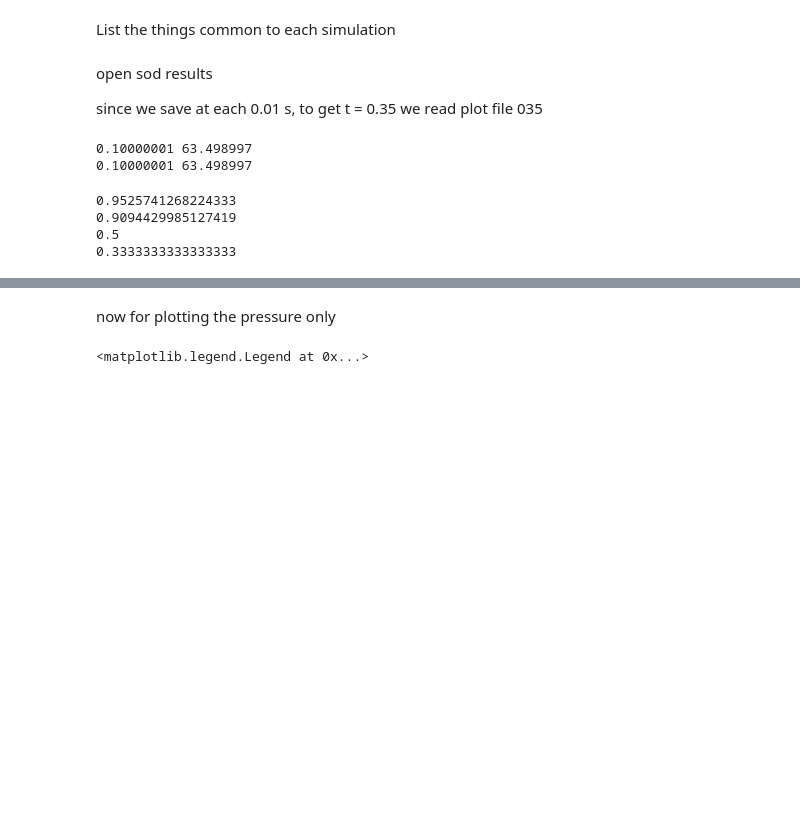
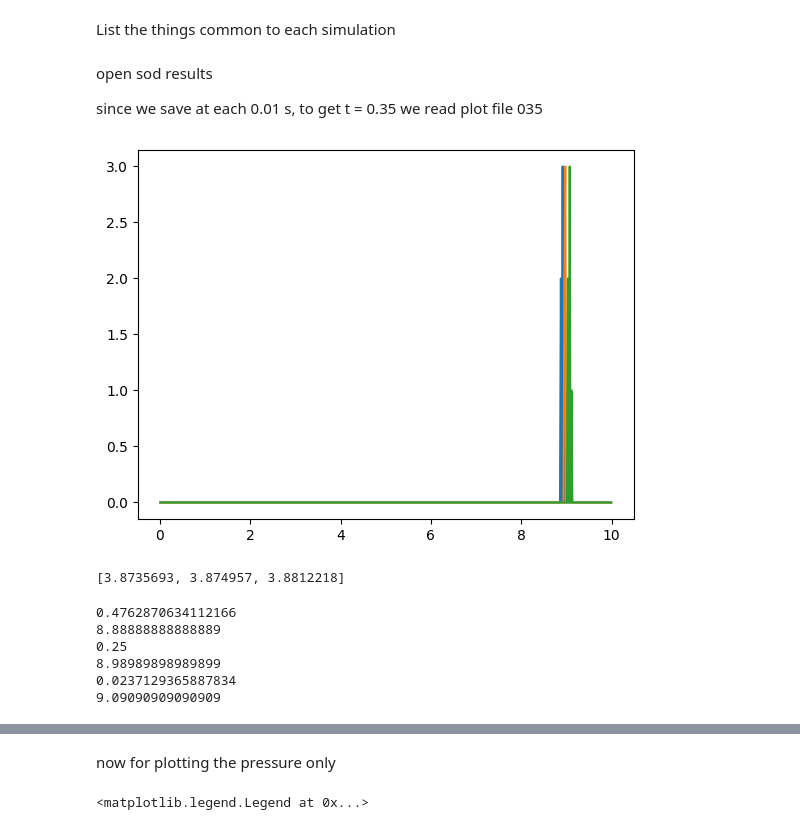
Before and after one commit to kwat0308/crbowshock_analysis_tools, a Jupyter notebook: calculate_sod_tests/plot_sod_mgob.ipynb, the cells around one changed output, grey strips where cells are left out. Saved outputs shown, nothing was run; the diff lists cells and outputs as text; code cells hidden in the pictures; blank space fills up the shorter version.

```diff
--- a/calculate_sod_tests/plot_sod_mgob.ipynb
+++ b/calculate_sod_tests/plot_sod_mgob.ipynb
@@ -29,8 +29,8 @@ nyb = 8
 nzb = 1
 
 # parameters to read
-params = ["dens", "velx", "magy", "pres", "shma" ]
-thetaBs = [30, 45]
+params = ["dens", "velx", "pres", "shma" ]
+thetaBs = [30,45,60]
 # %% [markdown]
 open sod results
 
@@ -39,10 +39,12 @@ since we save at each 0.01 s, to get t = 0.35 we read plot file 035
 sim_params_arr = []
 sim_pres_arr = []
 sim_xcoords_arr = []
+times = []
+xs_data = []
 
 for thetaB in thetaBs:
 
-    file_name = os.path.join(flash_output_dir, f"Sod_MHD_mgob{thetaB}", "sod_hdf5_chk_0004")
+    file_name = os.path.join(flash_output_dir, f"Sod_MHD_mgob{thetaB}", "sod_hdf5_plt_cnt_0007")
 
     params_arr = []
 
@@ -51,7 +53,8 @@ for thetaB in thetaBs:
         bbox = f["bounding box"][()]
         node_type = f["node type"][()]
 
-        time = f["real scalars"][()][0][1]
+        times.append(f["real scalars"][()][0][1])
+        # print(time)
 
         # computing cell size
         low_corner = bbox[:,:,0]
@@ -88,37 +91,46 @@ for thetaB in thetaBs:
                                     (np.mean(f["magy"][()][leafmask], axis=(1,2)).flatten())[xsorted_idces]**2) * u.G**2  \
                                             / (2 * const.mu0.si)).to(u.g / (u.cm * u.s**2)).value
 
+
                 pres_arr += pmag_arr
 
                 prcr_arr = (np.mean(f["prcr"][()][leafmask], axis=(1,2)).flatten())[xsorted_idces]
                 pres_arr += prcr_arr
 
-                print(pres_arr.min(), pres_arr.max())
+                # print(pres_arr.min(), pres_arr.max())
 
                 # sort based on increasing x
                 all_pres_arr.append(pres_arr)
                 all_pres_arr.append(pth_arr)
                 all_pres_arr.append(pmag_arr)
                 all_pres_arr.append(prcr_arr)
 
                 sim_pres_arr.append(all_pres_arr)
 
 
                 params_arr.append(pres_arr)
 
             else:
                 param_single_arr = np.mean(f[param][()][leafmask], axis=(1,2)).flatten()
                 params_arr.append(param_single_arr[xsorted_idces])
 
         # finally sort the xcoord array as well
         xcoord_arr = xcoord_arr[xsorted_idces]
+        plt.plot(xcoord_arr, np.mean(f["shck"][()][leafmask], axis=(1,2)).flatten()[xsorted_idces])
+
+        shma_data = np.mean(f["shma"][()][leafmask], axis=(1,2)).flatten()[xsorted_idces]
+        shma_data = shma_data[shma_data > 0]
+        xs_data.append(np.mean((1.667 + 1) * shma_data**2 / (2 + (1.667 - 1) * shma_data**2)))
 
     if len(params_arr) != 0:
         sim_params_arr.append(params_arr)
         sim_xcoords_arr.append(xcoord_arr)
 # %% [output]
-0.10000001 63.498997
-0.10000001 63.498997
+[figure, added]
+# %%
+xs_data
+# %% [output]
+[3.8735693, 3.874957, 3.8812218]
 # %%
 def craccel_mgob(theta_B, theta_crit=np.pi/4, delta_B=np.pi/18):
     '''As in Pais et al 2018'''
@@ -132,36 +144,41 @@ craccel_mach_val = 0.5  # constant in all runs
 sim_params_thr_arr = np.zeros((len(thetaBs), len(params), len(xthr_arr)))
 sim_params_pres_arr = np.zeros((len(thetaBs), 2, len(xthr_arr)))
 
+# mach_thr = [9.56, 9.78, 10.0]
+x0s = [4.5, 4.0, 3.8]
 for i, thetaB in enumerate(thetaBs):
     # compute CR to thermal ratio, used for calculation of initail resutls
     craccel_mgob_val = craccel_mgob(np.deg2rad(thetaB))
-    print(craccel_mgob_val)
+    # print(craccel_mgob_val)
     craccel = craccel_mgob_val * craccel_mach_val
+    print(craccel)
     cr_thermal_ratio = craccel / (1.0 - craccel)
-    print(cr_thermal_ratio)
     initial_args_cr = (1.667, 1.3333, cr_thermal_ratio, 0.1, 63.499, 0.125, 1.0)
 
     for k, param in enumerate(params):
 
         if param == "dens":
-            sim_params_thr_arr[i,k,:] = sodcr_density(xthr_arr, time, initial_args_cr)
+            sim_params_thr_arr[i,k,:] = sodcr_density(xthr_arr, times[i], x0 = x0s[i], init_args=initial_args_cr)
 
         if param == "pres":
-            sim_params_thr_arr[i,k,:] = sodcr_pressure(xthr_arr, time, initial_args_cr)
+            sim_params_thr_arr[i,k,:] = sodcr_pressure(xthr_arr, times[i], x0 = x0s[i], init_args=initial_args_cr)
 
         if param == "velx":
-            sim_params_thr_arr[i,k,:] = sodcr_velocity(xthr_arr, time, initial_args_cr)
+            sim_params_thr_arr[i,k,:] = sodcr_velocity(xthr_arr, times[i], x0 = x0s[i], init_args=initial_args_cr)
 
         if param == "shma":
             # find shock location
-            xshock = sodcr_shock_loc(xthr_arr, time, initial_args_cr, atol=5e-3)
+            xshock = sodcr_shock_loc(xthr_arr, times[i], x0 = x0s[i], init_args=initial_args_cr, atol=5e-2)[0]
+            print(xshock + xmid)
             shock_loc_idx = np.digitize(xshock, xthr_arr, right=True)
             sim_params_thr_arr[i,k,shock_loc_idx] = 9.56
 
-    sim_params_pres_arr[i,0,:] = sodcr_pressure_th(xthr_arr, time, initial_args_cr)
-    sim_params_pres_arr[i,1,:] = sodcr_pressure_cr(xthr_arr, time, initial_args_cr)
+    sim_params_pres_arr[i,0,:] = sodcr_pressure_th(xthr_arr, times[i], x0 = x0s[i], init_args=initial_args_cr)
+    sim_params_pres_arr[i,1,:] = sodcr_pressure_cr(xthr_arr, times[i], x0 = x0s[i], init_args=initial_args_cr)
 # %% [output]
-0.9525741268224333
-0.9094429985127419
-0.5
-0.3333333333333333
+0.4762870634112166
+8.88888888888889
+0.25
+8.98989898989899
+0.0237129365887834
+9.09090909090909
```
Also changed, not shown: parts of 3 cells of this notebook, 6 other files.
